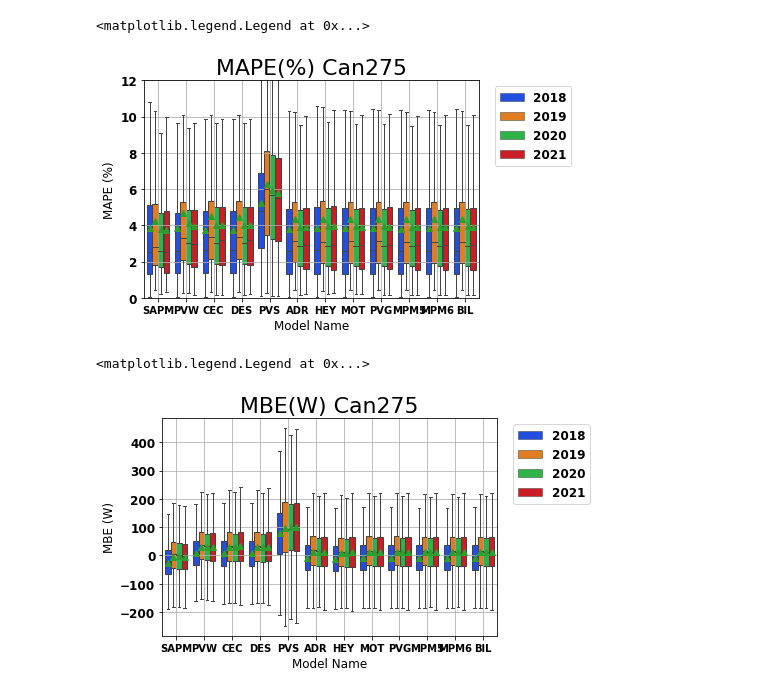
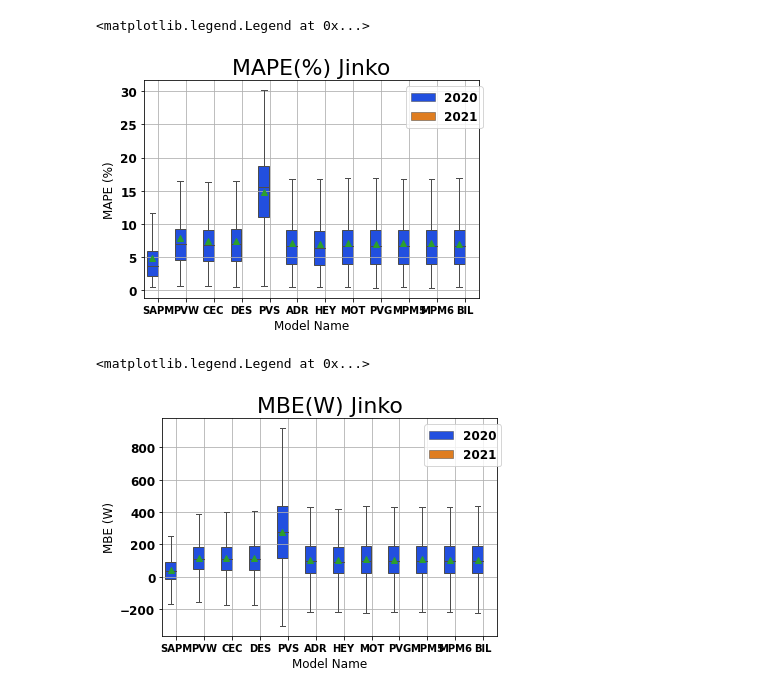
Before and after one commit to lmdeville/PV-Modeling, a Jupyter notebook: PVLT/PVLT_Append.ipynb, the cells around one changed output. Drawn from its saved outputs; the diff is of its cells as text; code cells hidden in the pictures.

```diff
--- a/PVLT/PVLT_Append.ipynb
+++ b/PVLT/PVLT_Append.ipynb
@@ -34,7 +34,7 @@ mpl.rcParams['axes.titlesize']=22
 # %%
 #This is where all the input info should be
 #Valid module names : LG, Panasonic, Can270, Can275, HanQPlus, HanQPeak, MissionSolar, Jinko
-mod_name = 'Can275'
+mod_name = 'Jinko'
 met_name =  'dbo.SNLA_MET_DataOut'
 # %%
 #Reads in an excel file of all necessary module coefficients, string lengths, system dates, etc
@@ -44,26 +44,26 @@ del mod_info['Manufacturer']
 #defines the specific module given the previous user input and module coefficients file
 module = mod_info[mod_name]
 sys_name = module['table_name']
-#start = '2020-10-01 00:00:00-07:00'
-start = module['start']
-#end = '2021-01-01 00:00:00-07:00'
-end = module['end']
+start = '2020-01-01 00:00:00-07:00'
+#start = module['start']
+end = '2021-01-01 00:00:00-07:00'
+#end = module['end']
 # %%
 #Import sys & met databases & merge into one df
 df = sys_met_data(mettablename=met_name, systablename=sys_name, start=start, end=end)
 # %%
+#Convert measured pressure to pascal's to use in absolute solar/environmental conditions calculations (1mBar=100Pa)
+pres = df['Pressure_mBar_Avg']*100
+
 #Calculate Solar Data i.e. solar position, azimuth, zenith, etc.
-sdf = calc_sol_data(time=df.index, latitude=module['latitude'], longitude=module['longitude'],tilt= module['tilt'],
-                    pressure=df['Pressure_mBar_Avg'])
+sdf = calc_sol_data(time=df.index, latitude=module['latitude'], longitude=module['longitude'],
+                    temperature=df['Temp_C_Avg'], tilt=module['tilt'], altitude=module['altitude'])
 
 #Calculate Environmental Data i.e. airmass, pressure, POA irradiance compenents etc.
 edf = calc_env_data(tilt=module['tilt'],altitude=module['altitude'], sur_azimuth=module['surface_azimuth'],
                     sol_azimuth=sdf['azimuth'], zenith=sdf['apparent_zenith'], DNI=df['Direct_Wm2_Avg'],
                     GHI=df['Global_Wm2_Avg'], DHI=df['Diffuse_Wm2_Avg'], DNI_extra=sdf['dni_extra'], model ='haydavies')
 
-#Convert measured pressure to pascal's to use in absolute airmass function
-pres = df['Pressure_mBar_Avg']*100
-
 #Calculate airmass and add this to the Environmental Data
 edf['am_abs'] = pvlib.atmosphere.get_absolute_airmass(airmass_relative=edf['airmass'], pressure=pres)
 # %%
@@ -86,9 +96,19 @@ df = simple_filter(sys=df,variable='tcell', lower=-40, upper=85, apply=True)
 ##### Filter out the data points with a certain ratio of current to irradiance
 string_is ='str_1_i', 'str_2_i', 'str_3_i', 'str_4_i'
 ratio_names = 'ratio str_1_i to eff_irr', 'ratio str_2_i to eff_irr', 'ratio str_3_i to eff_irr', 'ratio str_4_i to eff_irr'
-#Calculate ratio from measured values
+
+
 for string_i in string_is:
+    #Calculate the ratio at each given timestep
     df['ratio' + ' ' + string_i + ' ' 'to eff_irr'] = df[module[string_i]]/df['eff_irr']
-#Apply filter on calculated values
-for ratio_name in ratio_names:
-    df = simple_filter(df, ratio_name, lower=module['ratio_lower'], upper=module['ratio_upper'], apply=True)
+    #Create a df with no NaNs to calculate the slope of trendline between current and irradiance
+    nadf = df.dropna(inplace=False)
+    z = np.polyfit(nadf['eff_irr'], nadf[module[string_i]],1)
+    #Calculate lower/upper bounds
+    lower = z[0]-(z[0]*0.3)
+    upper = (z[0]*0.3) + z[0]
+    #Use previously defined column name to filter values
+    ratio_name ='ratio' + ' ' + string_i + ' ' 'to eff_irr'
+    df = simple_filter(df, ratio_name, lower=lower, upper=upper, apply=True)
+
+#This loop will cycle through all 4 strings since performance may vary slightly for each string
@@ -419,12 +417,12 @@ meta
 # %%
 ax = sns.boxplot(x='Model Name', y='MAPE (%)', data = meta, hue='Year', showmeans=True, showfliers=False,palette='bright')
 ax.grid(True)
-ax.set_ylim([0,12])
+#ax.set_ylim([0,12])
 ax.set_title('MAPE(%) '+mod_name)
 ax.legend(bbox_to_anchor= (1.03, 1))
 # %% [output]
 <matplotlib.legend.Legend at 0x...>
-[figure, old version]
+[figure, new version]
 # %%
 ax = sns.boxplot(x='Model Name', y='MBE (W)', data = meta, hue='Year', showmeans=True, showfliers=False,palette='bright')
 ax.grid(True)
@@ -433,4 +431,4 @@ ax.set_title('MBE(W) '+mod_name)
 ax.legend(bbox_to_anchor= (1.03, 1))
 # %% [output]
 <matplotlib.legend.Legend at 0x...>
-[figure, old version]
+[figure, new version]
```
Also changed, not shown: parts of 32 cells of this notebook.
